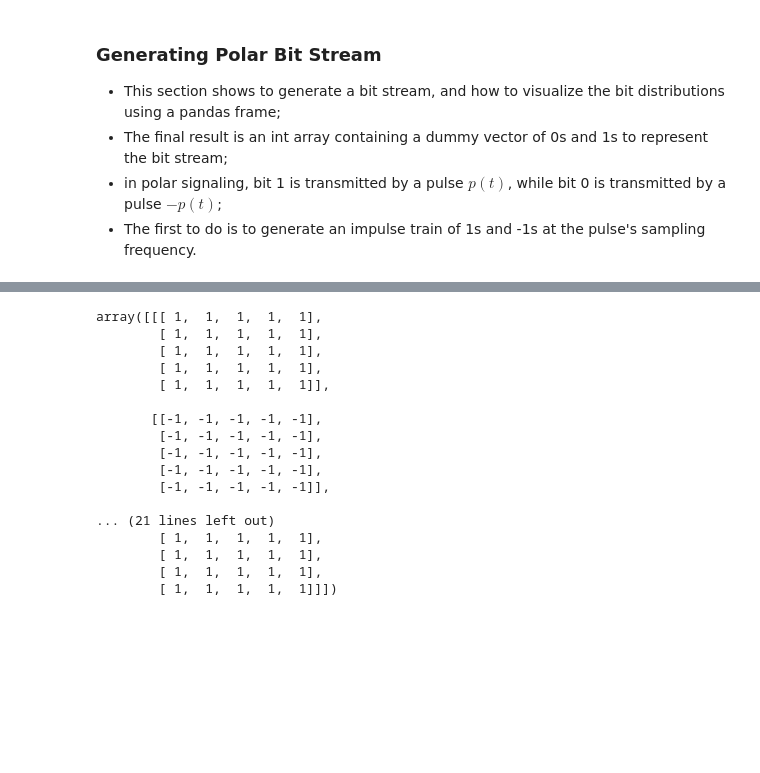
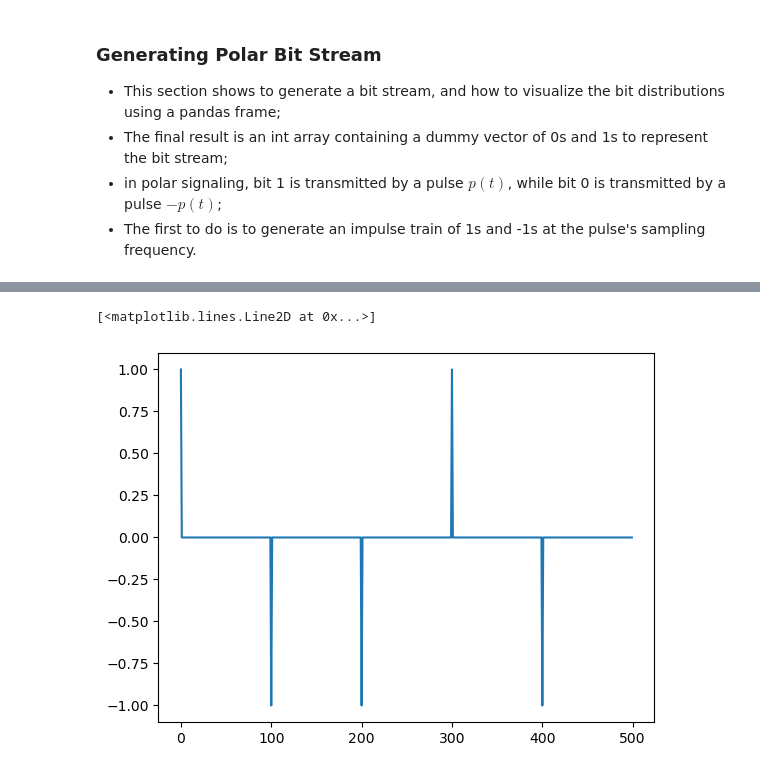
Before and after one commit to floose/py-ju-sea-dsp, a Jupyter notebook: ex1-rc-circ/LTSpice_Nyquist_pulse.ipynb, the cells around one changed output, grey strips where cells are left out. Cells and saved outputs as stored; diff of their text form; code cells hidden in the pictures; blank space fills up the shorter version.

```diff
--- a/ex1-rc-circ/LTSpice_Nyquist_pulse.ipynb
+++ b/ex1-rc-circ/LTSpice_Nyquist_pulse.ipynb
@@ -357,23 +349,17 @@ array([[<AxesSubplot:title={'center':'data'}>]], dtype=object)
-# %%
-#upsampling to get pulse train of line code
-pulse_train = np.zeros(len(vsinc)*numBits)
-for bits in polar:
-    for i in range(len(vsinc)):
-# %% [output]
-array([[[ 1,  1,  1,  1,  1],
-        [ 1,  1,  1,  1,  1],
-        [ 1,  1,  1,  1,  1],
-        [ 1,  1,  1,  1,  1],
-        [ 1,  1,  1,  1,  1]],
-
-       [[-1, -1, -1, -1, -1],
-        [-1, -1, -1, -1, -1],
-        [-1, -1, -1, -1, -1],
-        [-1, -1, -1, -1, -1],
-        [-1, -1, -1, -1, -1]],
-
-... (21 lines left out)
-        [ 1,  1,  1,  1,  1],
-        [ 1,  1,  1,  1,  1],
-        [ 1,  1,  1,  1,  1],
-        [ 1,  1,  1,  1,  1]]])
+# %%
+#upsampling to get pulse train of line code
+pulse_train = np.zeros(numPoints*numBits) #assigns memory to pulse train
+bit_index = 0 #tracks the bit index
+for bits in polar:
+    for j in np.zeros(numPoints):
+        pulse_train[bit_index*numPoints] = bits
+        pulse_train[bit_index*numBits+1:(numPoints)] = j
+    bit_index = bit_index + 1
+#probably not the best solution... but works and I'm in a hurry
+del bit_index
+# %%
+#plot the first 5 impulses for eye verification
+plt.plot(pulse_train[0:numPoints*5])
+# %% [output]
+[<matplotlib.lines.Line2D at 0x...>]
+[figure, added]
```
Also changed, not shown: parts of 3 cells of this notebook.
